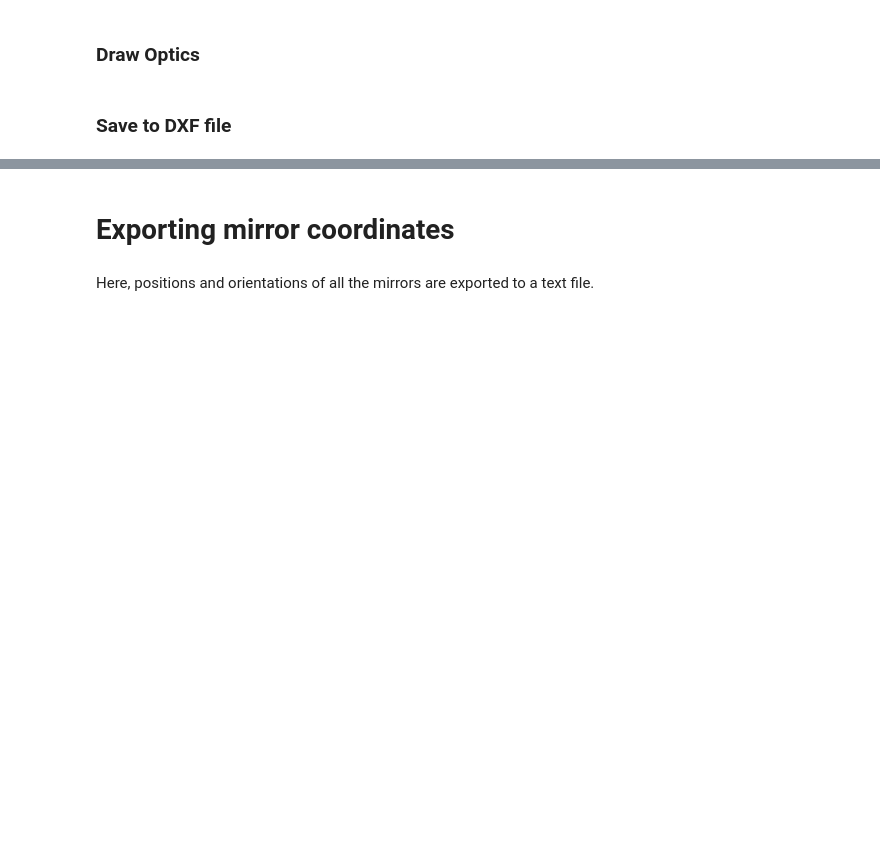
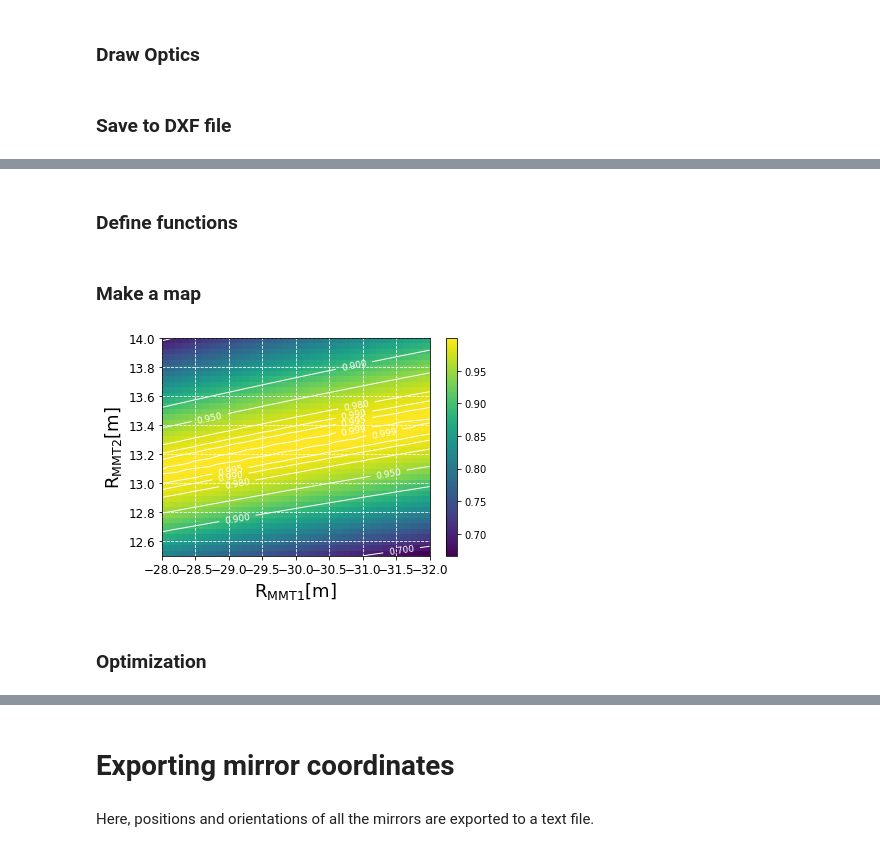
Before and after one commit to asoy01/KAGRA-Optical-Layout, a Jupyter notebook: KAGRA-OptLayput-Main.ipynb, the cells around one changed output, grey strips where cells are left out. Cells and saved outputs as stored; diff of their text form; code cells hidden in the pictures; blank space fills up the shorter version.

Commit message:
Added POS beam tracing

```diff
--- a/KAGRA-OptLayput-Main.ipynb
+++ b/KAGRA-OptLayput-Main.ipynb
@@ -2307,0 +2546,21 @@ renderer.renderDXF(d, dxf_file_name)
+# %% [markdown]
+### Define functions
+# %%
+def propagate_output_optics(src_beam):
+    '''
+    Propagate a src_beam through OMMT and OSTR to the HR surface of OMC1.
+    '''
+
+    b = OMMT1.hitFromHR(src_beam)['r1']
+    b = OMMT2.hitFromHR(b)['r1']
+    b = OSTR1.hitFromHR(b)['r1']
+    b = OSTR2.hitFromHR(b)['r1']
+    b = OMC1.hitFromAR(b, order=1)['t1']
+
+    return b
+
+def mode_matching_OMC(src_beam):
+    b= propagate_output_optics(src_beam)
+    return gauss.modeMatchingElliptic(qxOMC, qyOMC, b.qx, b.qy)
+# %% [markdown]
+### Make a map
@@ -2307,0 +2573,32 @@ renderer.renderDXF(d, dxf_file_name)
+# %%
+N = 40
+R1 = np.linspace(-28,-32,N)
+R2 = np.linspace(12.5,14,N)
+MMarray = np.empty((N,N))
+
+for ii in range(N):
+    for  jj in range(N):
+        OMMT1.inv_ROC_HR = 1.0/R1[ii]
+        OMMT2.inv_ROC_HR = 1.0/R2[jj]
+        MMarray[jj,ii] = mode_matching_OMC(src_beam)
+# %%
+fig = plt.figure()
+ax = fig.add_subplot(1,1,1)
+im = ax.imshow(MMarray, origin='lower', extent=(R1[0],R1[-1],R2[0],R2[-1]), aspect='auto')
+plt.colorbar(im)
+levels = [0.5,0.7,0.9,0.95,0.98,0.99,0.995,0.999]
+CS = ax.contour(R1,R2, MMarray, levels,
+                 origin='lower',
+                colors='white',
+                 linewidths=1)
+plt.clabel(CS, fontsize=9, inline=1)
+
+ax.set_xlabel('$\mathsf{R_{MMT1} [m]}$', size=18)
+ax.set_ylabel('$\mathsf{R_{MMT2} [m]}$', size=18)
+ax.grid(True, color=(1.0,1.0,1.0),ls='--')
+for label in ax.get_xticklabels() + ax.get_yticklabels():
+    label.set_fontsize(12)
+# %% [output]
+[figure, added]
+# %% [markdown]
+### Optimization
```
Also changed, not shown: parts of 46 cells of this notebook.
